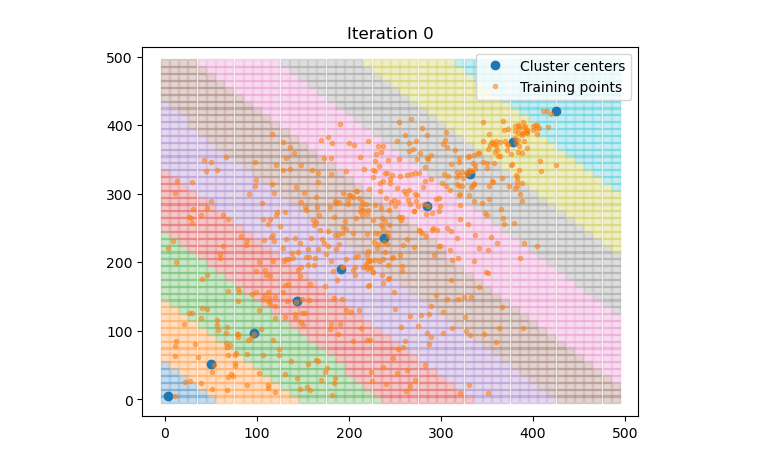
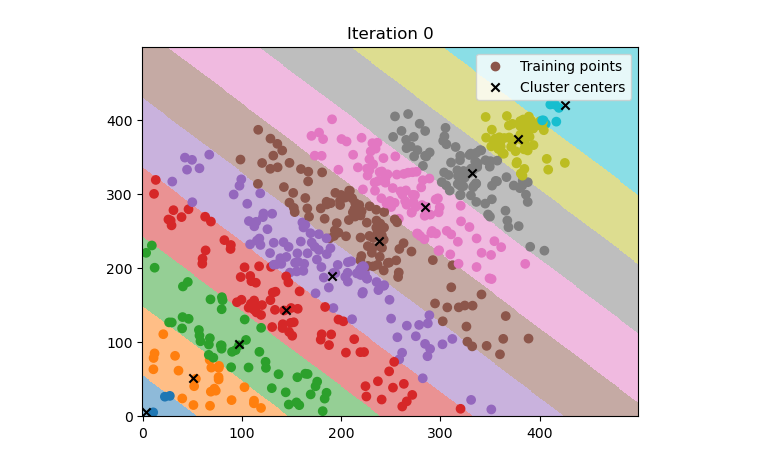
Before and after one commit to FrzMtrsprt/Foundation-of-ML-2023-2024-1, a Jupyter notebook: homework_5_K-means.ipynb, the cells around one changed output. Saved outputs shown, nothing was run; the diff lists cells and outputs as text; code cells hidden in the pictures.

Commit message:
Improved visualization

```diff
--- a/homework_5_K-means.ipynb
+++ b/homework_5_K-means.ipynb
@@ -14,6 +14,7 @@ NUM_ITERATIONS = 20
 
 # Record the centers of each iteration
 centers_history = np.zeros((NUM_ITERATIONS, K, features.shape[1]))
+labels_history = np.zeros((NUM_ITERATIONS, features.shape[0]))
 
 # Initialize the centers
 centers = np.linspace(np.min(features, axis=0),
@@ -32,15 +33,16 @@ for i in range(NUM_ITERATIONS):
 
     # Record the centers
     centers_history[i] = centers
+    labels_history[i] = labels
 
     # Update the centers
     for k in range(K):
         centers[k] = np.mean(features[labels == k], axis=0)
 # %%
 # Generate evenly spaced test points in the 2D plane
-test_points = np.array([(x, y)
-                       for x in range(0, 500, 10)
-                       for y in range(0, 500, 10)])
+x1 = range(0, 500, 1)
+x2 = range(0, 500, 1)
+test_points = np.array([(x, y)for x in x1 for y in x2])
 # test_points.shape = (2500, 2)
 
 test_labels_history = np.zeros((NUM_ITERATIONS, test_points.shape[0]),
@@ -57,34 +59,32 @@ for i in range(NUM_ITERATIONS):
     # Assign the test point to the closest center
     test_labels_history[i] = np.argmin(distances, axis=0)
 # %%
-fig, ax = plt.subplots()
+fig = plt.figure()
+ax = fig.add_subplot()
 
 
 def update(i: int):
     ax.cla()
 
-    for k in range(K):
-        # Plot the test points
-        ax.plot(test_points[test_labels_history[i] == k, 0],
-                test_points[test_labels_history[i] == k, 1],
-                's', alpha=0.25)
+    ax.pcolormesh(x1, x2,
+                  test_labels_history[i].reshape((len(x1), len(x2)), order='F'),
+                  cmap='tab10', alpha=0.5)
+
+    # Plot the training points
+    ax.scatter(features[:, 0], features[:, 1], c=labels_history[i],
+               cmap='tab10', label='Training points')
 
     # Plot the centers
-    ax.plot(centers_history[i, :, 0],
-            centers_history[i, :, 1],
-            'o', label='Cluster centers')
-
-    # Plot the training points
-    ax.plot(features[:, 0],
-            features[:, 1],
-            '.', alpha=0.5, label='Training points')
+    ax.scatter(centers_history[i, :, 0],
+               centers_history[i, :, 1],
+               c='k', marker='x', label='Cluster centers')
 
     ax.set_title(f'Iteration {i}')
     ax.legend()
 
 
 animation = FuncAnimation(fig, update, frames=NUM_ITERATIONS, interval=100)
 HTML(animation.to_jshtml())
 # %% [output]
 [interactive output not drawn]
-[figure, old version]
+[figure, new version]
```
Also changed, not shown: 1 other file.
